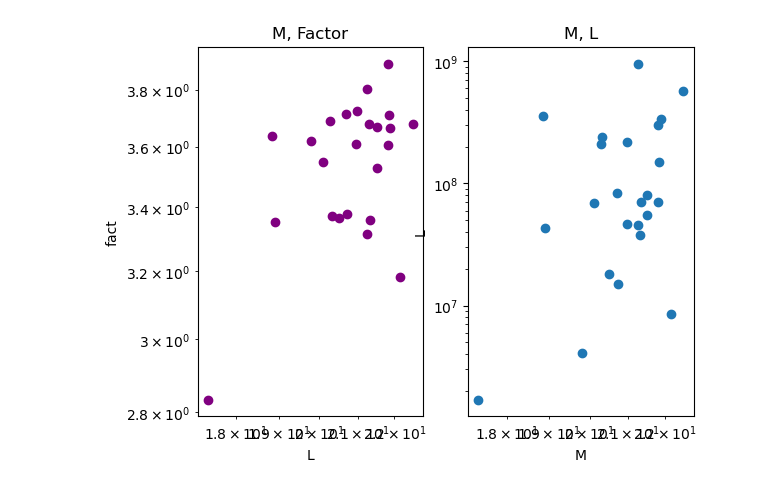
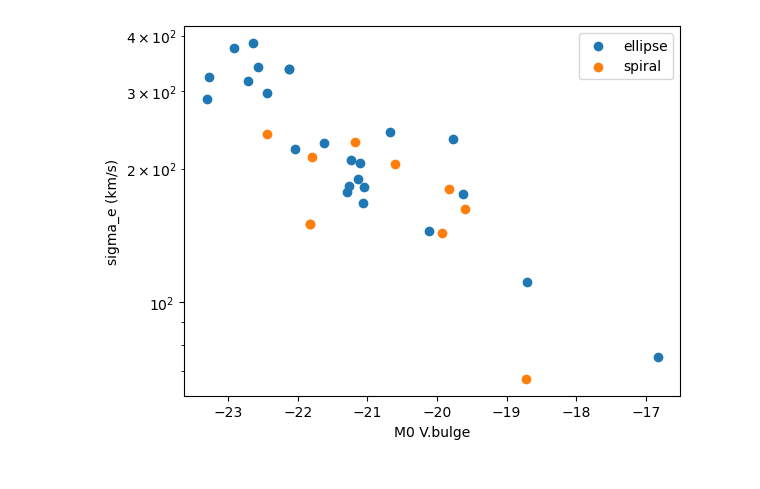
Before and after one commit to MonkeyTreeLover/M-Sigma-Relation, a Jupyter notebook: Arthur/DataTest_v1.ipynb, the cells around one changed output. Cells and saved outputs as stored; diff of their text form; code cells hidden in the pictures.

Commit message:
Plots, yay

```diff
--- a/Arthur/DataTest_v1.ipynb
+++ b/Arthur/DataTest_v1.ipynb
@@ -11,75 +64,26 @@ data = ascii.read(File)
 # %%
-spiral = data.copy()
-ellips = data.copy()
+y="sigma_e (km/s)"
+#x="M0 V.T"   #Magnitude of the galaxy
+# With  y="M0 V.bulge", spiral ist more liniear, but, with less data points, magnitude of the Bulge
+x="M0 V.bulge"
 
-i=0
-while i < len(spiral):
-    if spiral[i]["Type"][0].upper() != 'S':
-        spiral.remove_row(i)
-        i -= 1
-    i += 1
-i=0
-while i < len(spiral):
-    if ellips[i]["Type"][0].upper() != 'E':
-        ellips.remove_row(i)
-        i -= 1
-    i += 1
+log = False
+if not log:
+    plt.scatter(ellips[x],ellips[y], label="ellipse")
+    plt.scatter(spiral[x],spiral[y], label="spiral")
 
-#print(ellips)
-#print(spiral)
+    plt.yscale('log')
+else:
+    plt.scatter(ellips[x],-ellips[y], label="ellipse")
+    plt.scatter(spiral[x],-spiral[y], label="spiral")
 
-mass_S = np.array(spiral["M_BH (solar masses)"])
-sigm_S = np.array(spiral["sigma_e (km/s)"])
-dist_S = np.array(spiral["Dist (million parsecs)"])
-m0vt_S = np.array(spiral["M0 V.T"])
+    plt.xscale('log')
+    plt.yscale('log')
 
-mass_E = np.array(ellips["M_BH (solar masses)"])
-sigm_E = np.array(ellips["sigma_e (km/s)"])
-dist_E = np.array(ellips["Dist (million parsecs)"])
-m0vt_E = np.array(ellips["M0 V.T"])
+plt.legend()
+plt.xlabel(x)
+plt.ylabel(y)
 
-fact_S = np.log(mass_S)/np.log(sigm_S)
-fact_E = np.log(mass_E)/np.log(sigm_E)
-
-#fact_S = sigm_S
-#fact_E = sigm_E
-
-#plt.plot(fact_S, dist_S)
-
-#plt.plot(dist_E, fact_E, marker='o')
-#plt.scatter(-m0vt_E, fact_E)
-
-fig, axs = plt.subplots(1, 2)  # 1 Zeile, 2 Spalten
-
-# Erster Plot
-axs[0].scatter(-m0vt_S, fact_S, color="purple")
-
-axs[0].set_title('M, Factor')
-axs[0].set_xlabel('L')
-axs[0].set_ylabel('fact')
-
-axs[0].set_xscale("log")
-axs[0].set_yscale("log")
-
-# Zweiter Plot
-axs[1].scatter(-m0vt_S, mass_S)
-axs[1].set_title('M, L')
-axs[1].set_xlabel('M')
-axs[1].set_ylabel('L')
-
-axs[1].set_xscale("log")
-axs[1].set_yscale("log")
-
-"""
-plt.scatter(-m0vt_S, fact_S, color="purple")
-plt.scatter(-m0vt_S, mass_S, color="red")
-
-plt.xlabel('dist')
-plt.ylabel('fact')
-
-plt.xscale('log')
-plt.yscale('log')
-"""
 plt.show()
 # %% [output]
-[figure, old version]
+[figure, new version]
```
Also changed, not shown: parts of 7 cells of this notebook.
